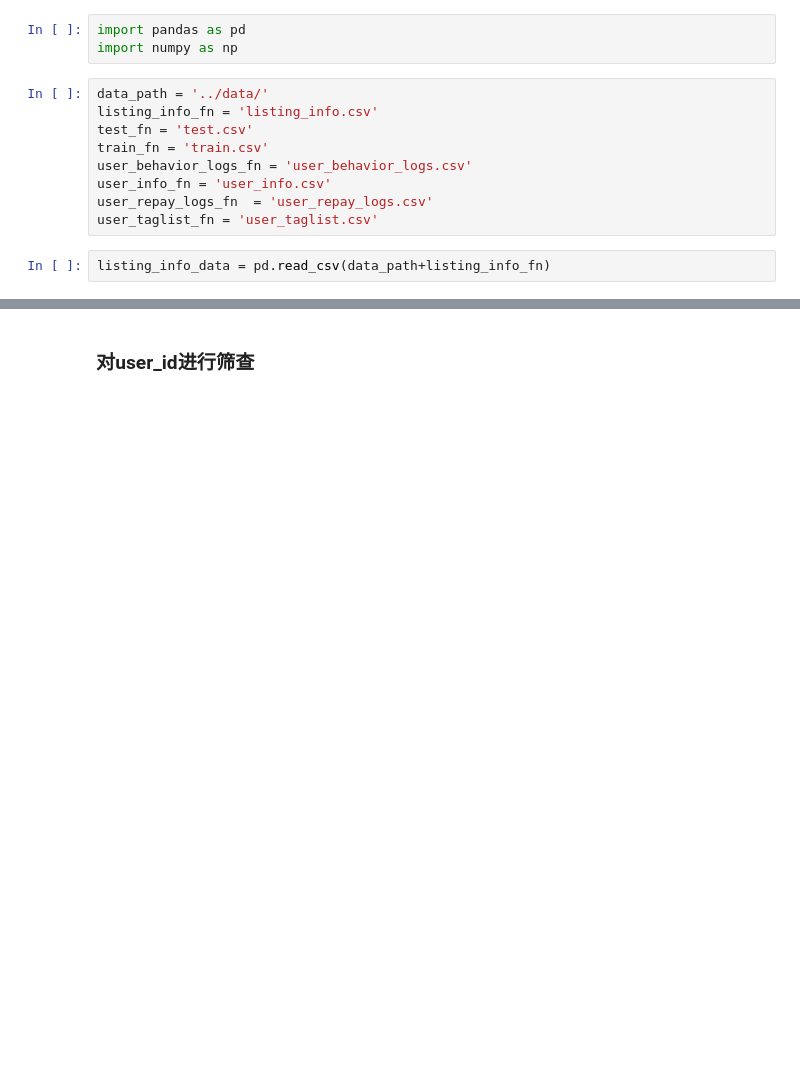
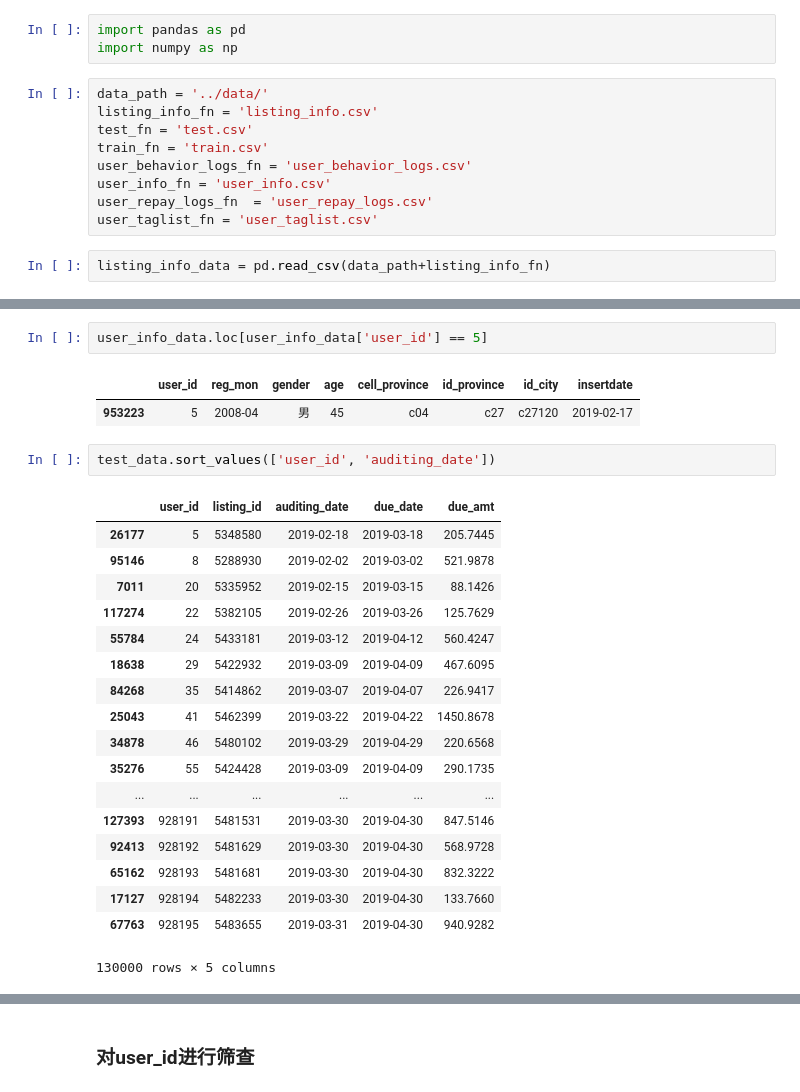
Before and after one commit to alexliu2360/XiaoNianGao, a Jupyter notebook: baseline.ipynb, the cells around one changed output, grey strips where cells are left out. Drawn from its saved outputs; the diff is of its cells as text; blank space fills up the shorter version.

```diff
--- a/baseline.ipynb
+++ b/baseline.ipynb
@@ -79,0 +65,26 @@ user_taglist_data.head()
+# %%
+user_info_data.loc[user_info_data['user_id'] == 5]
+# %% [output]
+|  | user_id | reg_mon | gender | age | cell_province | id_province | id_city | insertdate |
+| 953223 | 5 | 2008-04 | 男 | 45 | c04 | c27 | c27120 | 2019-02-17 |
+# %%
+test_data.sort_values(['user_id', 'auditing_date'])
+# %% [output]
+|  | user_id | listing_id | auditing_date | due_date | due_amt |
+| 26177 | 5 | 5348580 | 2019-02-18 | 2019-03-18 | 205.7445 |
+| 95146 | 8 | 5288930 | 2019-02-02 | 2019-03-02 | 521.9878 |
+| 7011 | 20 | 5335952 | 2019-02-15 | 2019-03-15 | 88.1426 |
+| 117274 | 22 | 5382105 | 2019-02-26 | 2019-03-26 | 125.7629 |
+| 55784 | 24 | 5433181 | 2019-03-12 | 2019-04-12 | 560.4247 |
+| 18638 | 29 | 5422932 | 2019-03-09 | 2019-04-09 | 467.6095 |
+| 84268 | 35 | 5414862 | 2019-03-07 | 2019-04-07 | 226.9417 |
+| 25043 | 41 | 5462399 | 2019-03-22 | 2019-04-22 | 1450.8678 |
+| 34878 | 46 | 5480102 | 2019-03-29 | 2019-04-29 | 220.6568 |
+| 35276 | 55 | 5424428 | 2019-03-09 | 2019-04-09 | 290.1735 |
+| ... | ... | ... | ... | ... | ... |
+| 127393 | 928191 | 5481531 | 2019-03-30 | 2019-04-30 | 847.5146 |
+| 92413 | 928192 | 5481629 | 2019-03-30 | 2019-04-30 | 568.9728 |
+| 65162 | 928193 | 5481681 | 2019-03-30 | 2019-04-30 | 832.3222 |
+| 17127 | 928194 | 5482233 | 2019-03-30 | 2019-04-30 | 133.7660 |
+| 67763 | 928195 | 5483655 | 2019-03-31 | 2019-04-30 | 940.9282 |
+130000 rows × 5 columns
```
Also changed, not shown: parts of 31 cells of this notebook.
